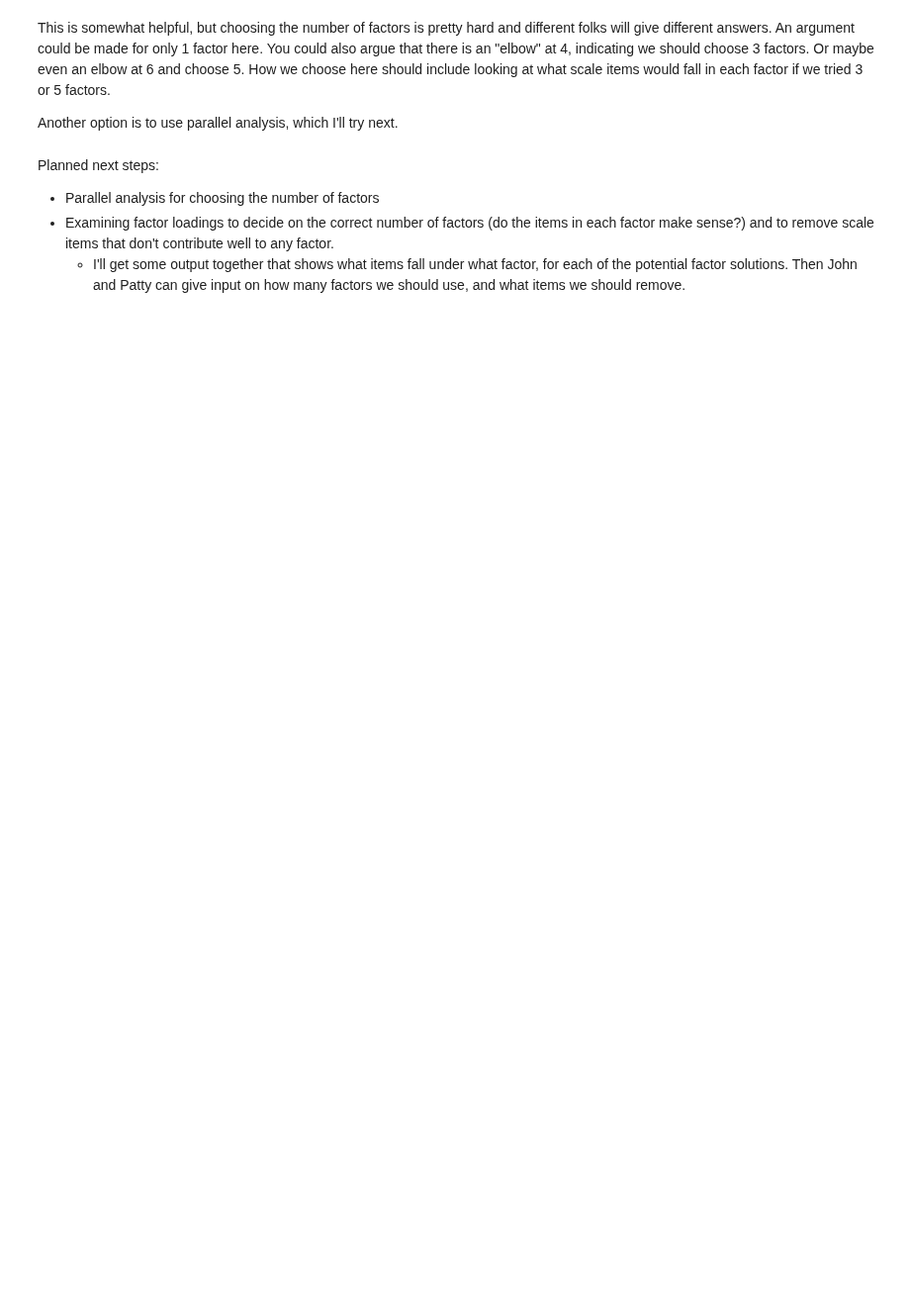
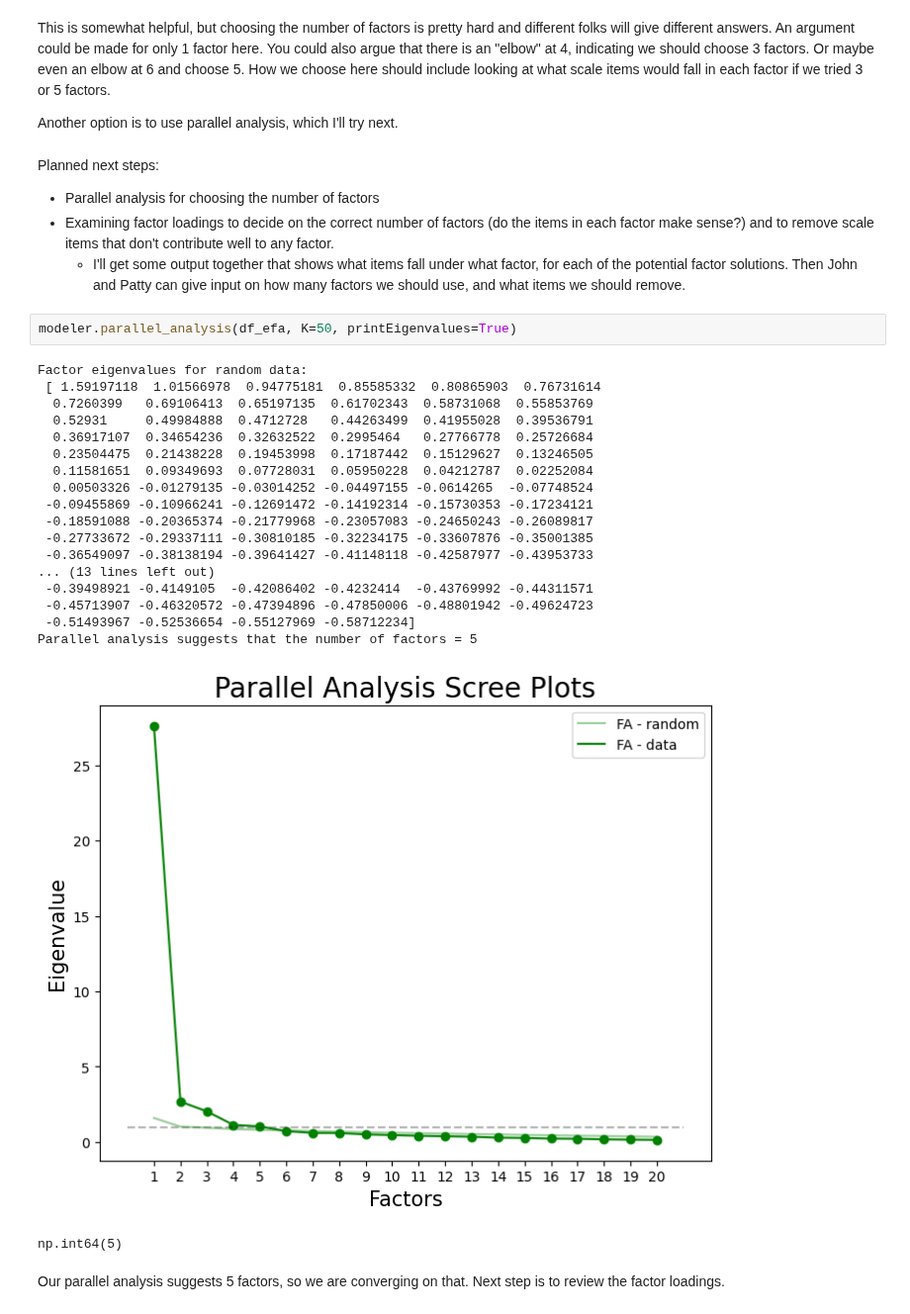
Before and after one commit to ReneeErnst/scaledev, a Jupyter notebook: notebooks/scale_dev.ipynb, the cells around one changed output. Shown at 99% size. Cells and saved outputs as stored; diff of their text form; blank space fills up the shorter version.

Commit message:
add parallel analysis

```diff
--- a/notebooks/scale_dev.ipynb
+++ b/notebooks/scale_dev.ipynb
@@ -163,3 +169,27 @@ Planned next steps:
 - Parallel analysis for choosing the number of factors
 - Examining factor loadings to decide on the correct number of factors (do the items in each factor make sense?) and to remove scale items that don't contribute well to any factor.
     - I'll get some output together that shows what items fall under what factor, for each of the potential factor solutions. Then John and Patty can give input on how many factors we should use, and what items we should remove.
+# %%
+modeler.parallel_analysis(df_efa, K=50, printEigenvalues=True)
+# %% [output]
+Factor eigenvalues for random data:
+ [ 1.59197118  1.01566978  0.94775181  0.85585332  0.80865903  0.76731614
+  0.7260399   0.69106413  0.65197135  0.61702343  0.58731068  0.55853769
+  0.52931     0.49984888  0.4712728   0.44263499  0.41955028  0.39536791
+  0.36917107  0.34654236  0.32632522  0.2995464   0.27766778  0.25726684
+  0.23504475  0.21438228  0.19453998  0.17187442  0.15129627  0.13246505
+  0.11581651  0.09349693  0.07728031  0.05950228  0.04212787  0.02252084
+  0.00503326 -0.01279135 -0.03014252 -0.04497155 -0.0614265  -0.07748524
+ -0.09455869 -0.10966241 -0.12691472 -0.14192314 -0.15730353 -0.17234121
+ -0.18591088 -0.20365374 -0.21779968 -0.23057083 -0.24650243 -0.26089817
+ -0.27733672 -0.29337111 -0.30810185 -0.32234175 -0.33607876 -0.35001385
+ -0.36549097 -0.38138194 -0.39641427 -0.41148118 -0.42587977 -0.43953733
+... (13 lines left out)
+ -0.39498921 -0.4149105  -0.42086402 -0.4232414  -0.43769992 -0.44311571
+ -0.45713907 -0.46320572 -0.47394896 -0.47850006 -0.48801942 -0.49624723
+ -0.51493967 -0.52536654 -0.55127969 -0.58712234]
+Parallel analysis suggests that the number of factors = 5
+[figure, added]
+np.int64(5)
+# %% [markdown]
+Our parallel analysis suggests 5 factors, so we are converging on that. Next step is to review the factor loadings.
```
Also changed, not shown: parts of 7 cells of this notebook, 2 other files.
